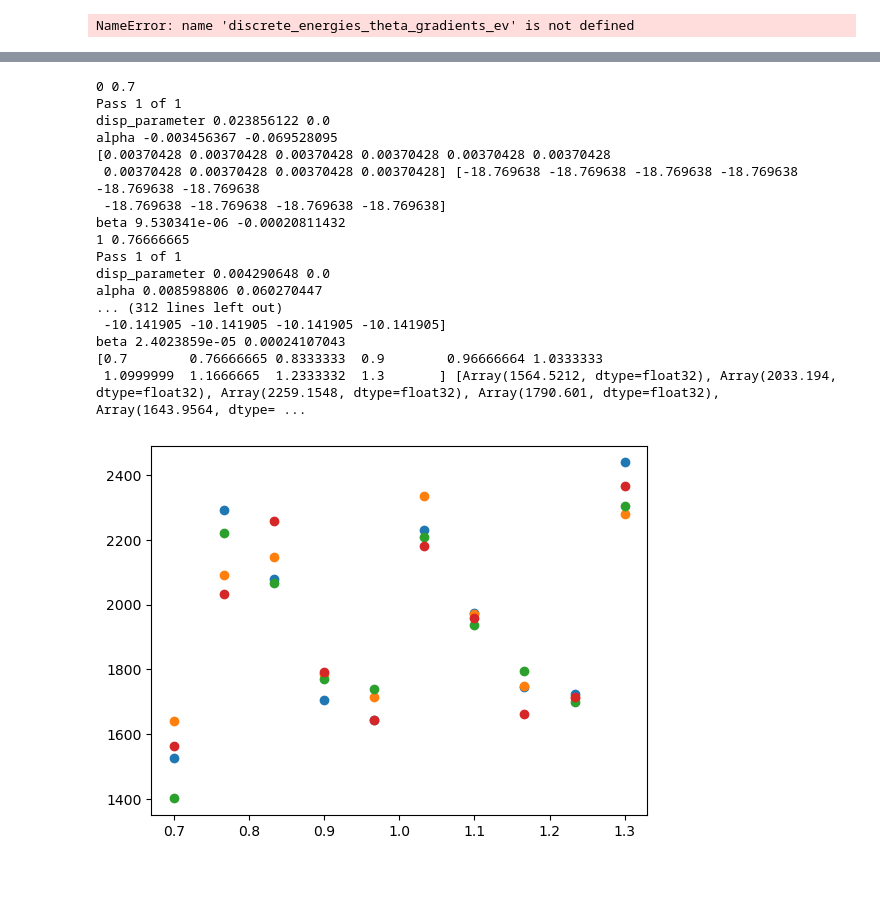
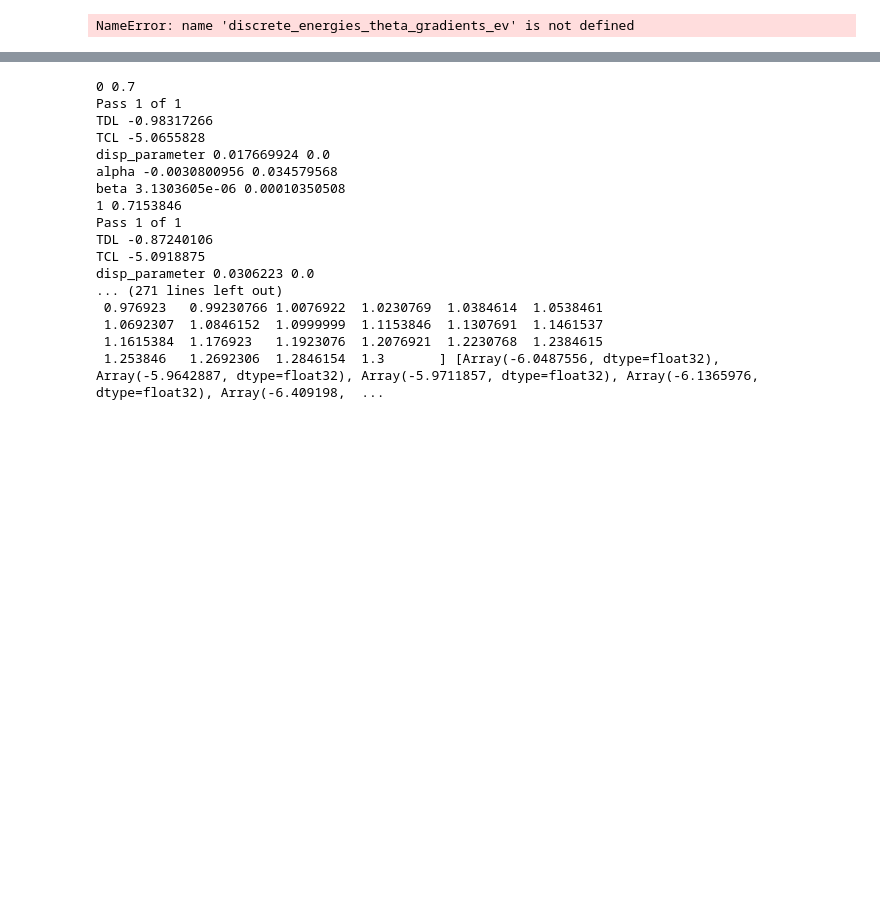
Before and after one commit to Pabce/chipmunc, a Jupyter notebook: params_test.ipynb, the cells around one changed output, grey strips where cells are left out. Cells and saved outputs as stored; diff of their text form; code cells hidden in the pictures; blank space fills up the shorter version.

Commit message:
Thousand changes, fixed continuum loss

```diff
--- a/params_test.ipynb
+++ b/params_test.ipynb
@@ -346,9 +384,11 @@ Line #      Hits         Time  Per Hit   % Time  Line Contents
 # %%
+# Plot some shit
+
 initial_energy = 23.0
 discrete_continuum_boundary = meta_params['discrete_continuum_boundary']
 discrete_energies = meta_params['discrete_energies']
 
-num_paths = 100
+num_paths = 1000
 full_level_paths = full_energy_paths[0:num_paths]
 #print(combined_energies[1])
 
@@ -785,21 +895,26 @@ def sample_and_get_updates(truth_energy_paths, initial_energy, tree_body, kernel
 starting_params = {'disp_parameter': 0.012,
                 'alpha': 1.01,
                 'beta': 10.0}
-sample_num = 1500
+sample_num = 2000
 initial_energy = 23.0 * np.ones(sample_num)
 sim_meta_params = META_PARAMS
+
+params_evolution = {param: [starting_params[param]] for param in starting_params}
 
 sim_params = copy.deepcopy(starting_params)
 tree_body = sampling.get_discrete_tree_body(meta_params, params)
 
 for i in range(1000):
     key, subkey = random.split(key)
-    mmd_loss, grad_of_expected_value_continuum, grad_of_expected_value_discrete, updates = sample_and_get_updates(full_energy_paths, initial_energy, tree_body, gaussian_kernel_vmap, sim_meta_params, sim_params, subkey, sample_num=sample_num)
+    mmd_loss, grad_of_expected_value_continuum, grad_of_expected_value_discrete, updates = sample_and_get_updates(full_energy_paths, initial_energy, tree_body, jax_cdf_minimum, gaussian_kernel_vmap, sim_meta_params, sim_params, subkey, sample_num=sample_num)
     print('--------------------')
     print(i, "LOSS", mmd_loss)
 
     for param in sim_params:
         if param == 'alpha' or param == 'disp_parameter':
             sim_params[param] += updates[param]
+
+        params_evolution[param].append(sim_params[param])
+
         print(param, sim_params[param])
 # %% [output]
@@ -807,51 +939,65 @@ NameError: name 'np' is not defined
 # %%
+%matplotlib widget
 starting_params = {'disp_parameter': 0.010,
                 'alpha': 1.0,
                 'beta': 10.0}
 sample_num = 1000
 initial_energy = 23.0 * np.ones(sample_num)
 sim_meta_params = META_PARAMS
 
-plt.figure()
+tree_body = sampling.get_discrete_tree_body(meta_params, params)
 
-disp_parameters = jnp.linspace(0.004, 0.015, 10)
-alphas = jnp.linspace(0.7, 1.3, 10)
+disp_parameters = jnp.linspace(0.005, 0.015, 20)
+alphas = jnp.linspace(0.7, 1.3, 40)
 betas = jnp.linspace(7, 13, 10)
 
-for j in range(4):
-    mmd_losses = []
+to_plot = alphas
+
+plt.figure()
+for j in range(1):
+    total_mmd_losses = []
+    continuum_mmd_losses = []
+    discrete_mmd_losses = []
+
     sim_params = copy.deepcopy(starting_params)
 
-    for i, val in enumerate(alphas):
+    for i, val in enumerate(to_plot):
         print(i, val)
         key, subkey = random.split(key)
 
+        #sim_params['disp_parameter'] = val
         sim_params['alpha'] = val
-        #sim_params['alpha'] = val
         #sim_params['beta'] = val
 
-        mmd_loss, grad_of_expected_value_continuum, grad_of_expected_value_discrete, updates = sample_and_get_updates(full_energy_paths, initial_energy, tree_body, gaussian_kernel_vmap, sim_meta_params, sim_params, subkey, sample_num=sample_num)
+        total_mmd_loss, discrete_mmd_loss_ev, continuum_mmd_loss, grad_of_expected_value_continuum, grad_of_expected_value_discrete, updates = sample_and_get_updates(full_energy_paths, initial_energy, tree_body, jax_cdf_minimum, gaussian_kernel_vmap, sim_meta_params, sim_params, subkey, sample_num=sample_num)
 
-        mmd_losses.append(mmd_loss)
+        total_mmd_losses.append(total_mmd_loss)
+        continuum_mmd_losses.append(continuum_mmd_loss)
+        discrete_mmd_losses.append(discrete_mmd_loss_ev)
 
-    print(alphas, mmd_losses)
-    plt.scatter(alphas, mmd_losses)
+    print(to_plot, total_mmd_losses)
+    plt.figure(100)
+    plt.scatter(to_plot, total_mmd_losses)
+    plt.figure(101)
+    plt.scatter(to_plot, continuum_mmd_losses)
+    plt.figure(102)
+    plt.scatter(to_plot, discrete_mmd_losses)
 # %% [output]
 0 0.7
 Pass 1 of 1
-disp_parameter 0.023856122 0.0
-alpha -0.003456367 -0.069528095
-[0.00370428 0.00370428 0.00370428 0.00370428 0.00370428 0.00370428
- 0.00370428 0.00370428 0.00370428 0.00370428] [-18.769638 -18.769638 -18.769638 -18.769638 -18.769638 -18.769638
- -18.769638 -18.769638 -18.769638 -18.769638]
-beta 9.530341e-06 -0.00020811432
-1 0.76666665
+TDL -0.98317266
+TCL -5.0655828
+disp_parameter 0.017669924 0.0
+alpha -0.0030800956 0.034579568
+beta 3.1303605e-06 0.00010350508
+1 0.7153846
 Pass 1 of 1
-disp_parameter 0.004290648 0.0
-alpha 0.008598806 0.060270447
-... (312 lines left out)
- -10.141905 -10.141905 -10.141905 -10.141905]
-beta 2.4023859e-05 0.00024107043
-[0.7        0.76666665 0.8333333  0.9        0.96666664 1.0333333
- 1.0999999  1.1666665  1.2333332  1.3       ] [Array(1564.5212, dtype=float32), Array(2033.194, dtype=float32), Array(2259.1548, dtype=float32), Array(1790.601, dtype=float32), Array(1643.9564, dtype= ...
+TDL -0.87240106
+TCL -5.0918875
+disp_parameter 0.0306223 0.0
+... (271 lines left out)
+ 0.976923   0.99230766 1.0076922  1.0230769  1.0384614  1.0538461
+ 1.0692307  1.0846152  1.0999999  1.1153846  1.1307691  1.1461537
+ 1.1615384  1.176923   1.1923076  1.2076921  1.2230768  1.2384615
+ 1.253846   1.2692306  1.2846154  1.3       ] [Array(-6.0487556, dtype=float32), Array(-5.9642887, dtype=float32), Array(-5.9711857, dtype=float32), Array(-6.1365976, dtype=float32), Array(-6.409198,  ...
-[figure, old version]
+[figure, new version]
```
Also changed, not shown: parts of 11 cells of this notebook, 2 other files.
